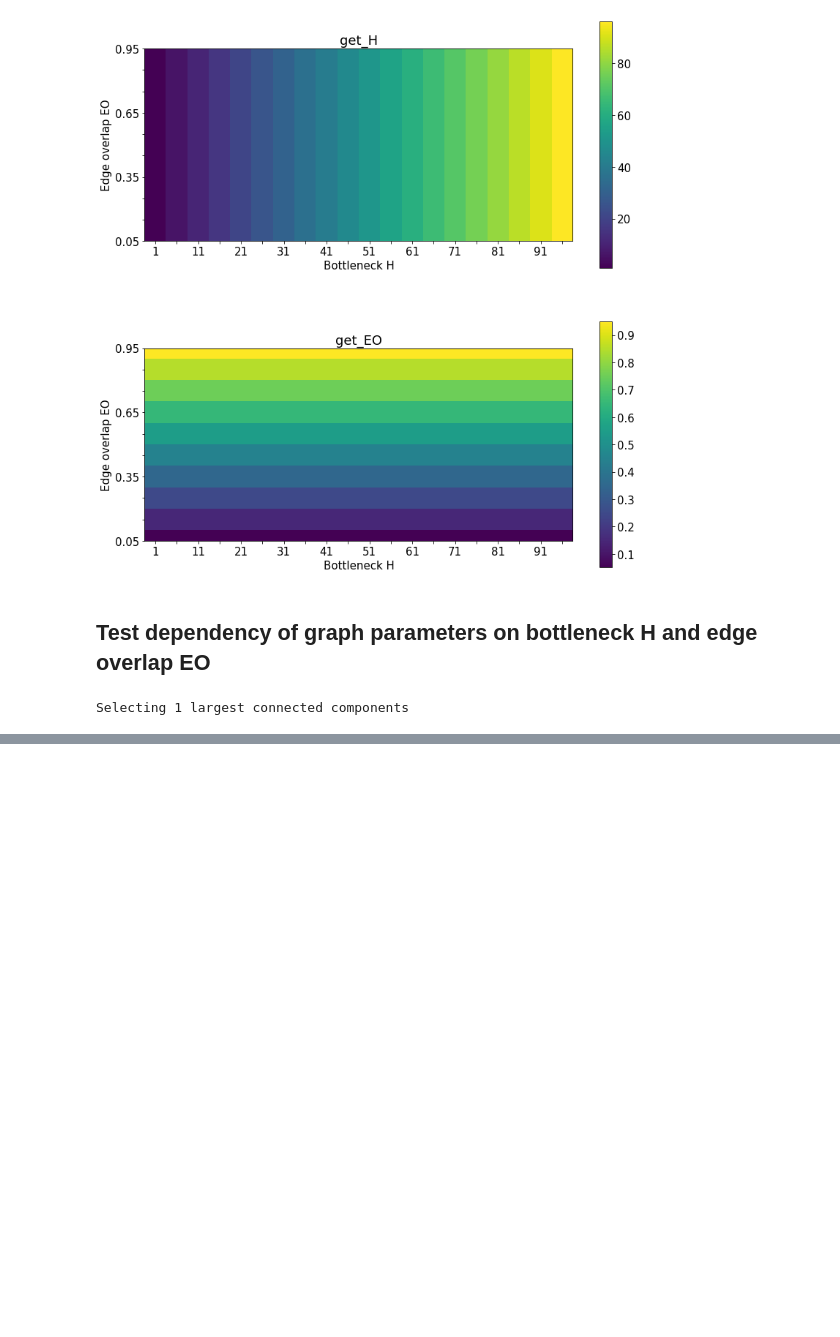
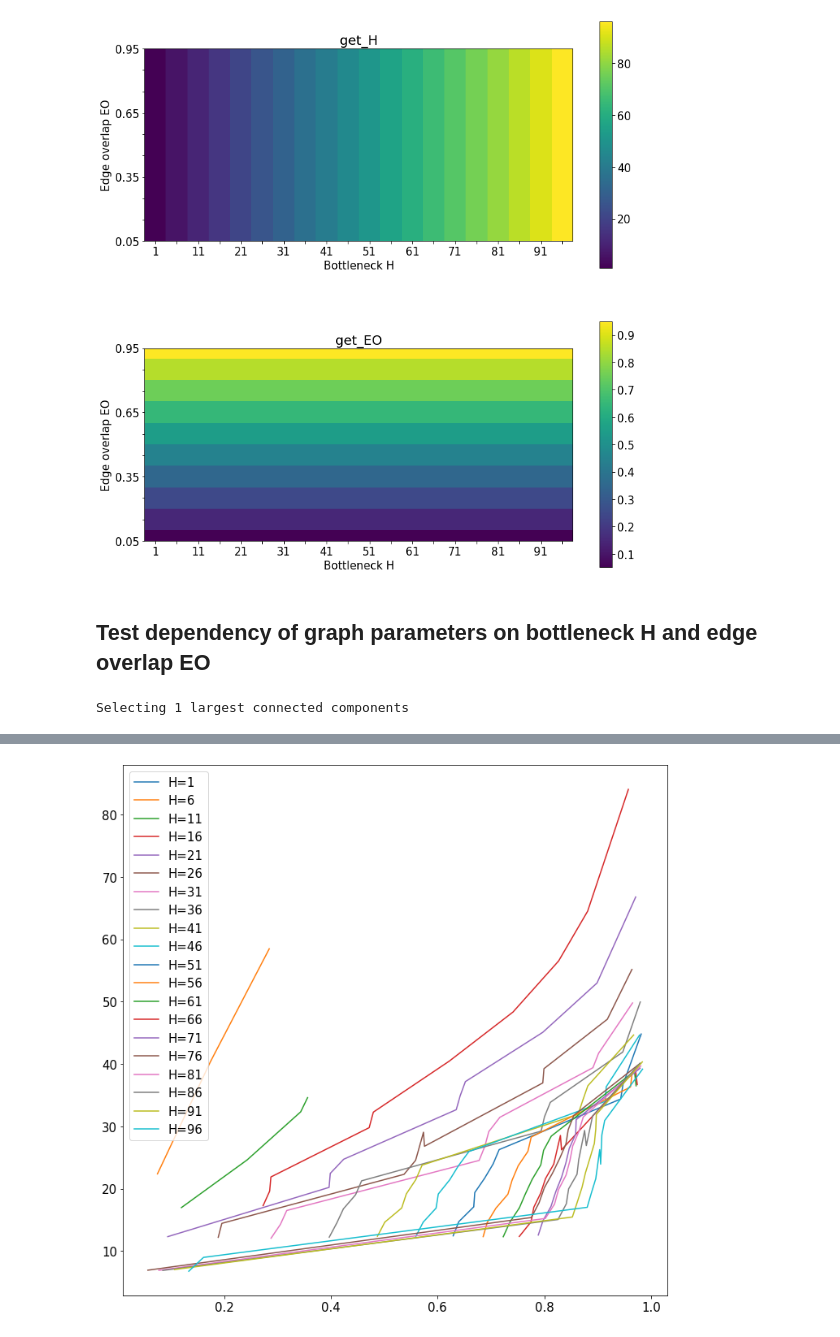
Before and after one commit to hheidrich/Net, a Jupyter notebook: exp/HyperparameterTestingWithoutSampling.ipynb, the cells around one changed output, grey strips where cells are left out. Drawn from its saved outputs; the diff is of its cells as text; code cells hidden in the pictures; blank space fills up the shorter version.

```diff
--- a/exp/HyperparameterTestingWithoutSampling.ipynb
+++ b/exp/HyperparameterTestingWithoutSampling.ipynb
@@ -269,0 +280,4 @@ plt.show()
+# %%
+plot_EO_vs_time(overlaps, times, method_keys)
+# %% [output]
+[figure, added]
```
Also changed, not shown: parts of 12 cells of this notebook.
